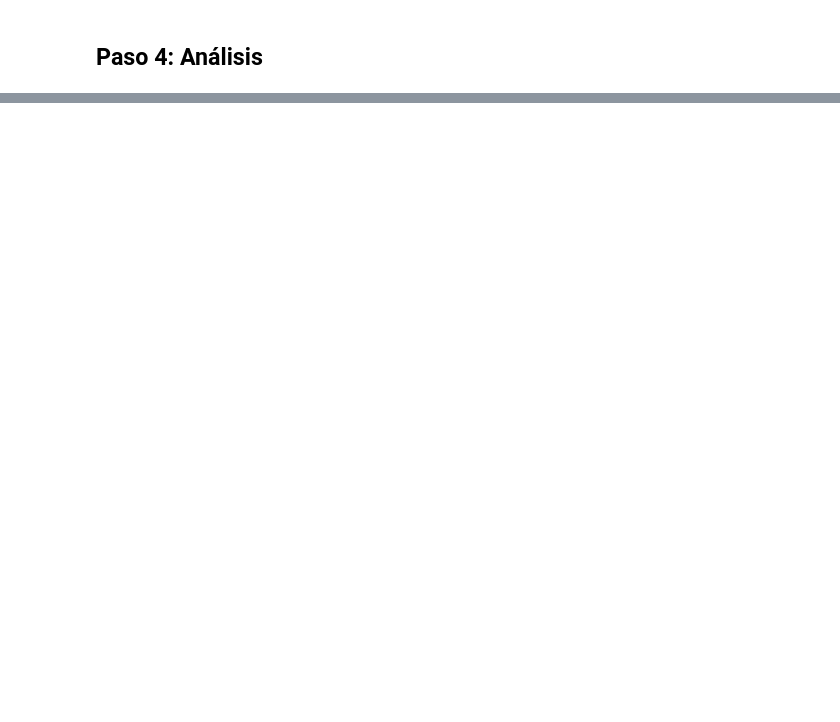
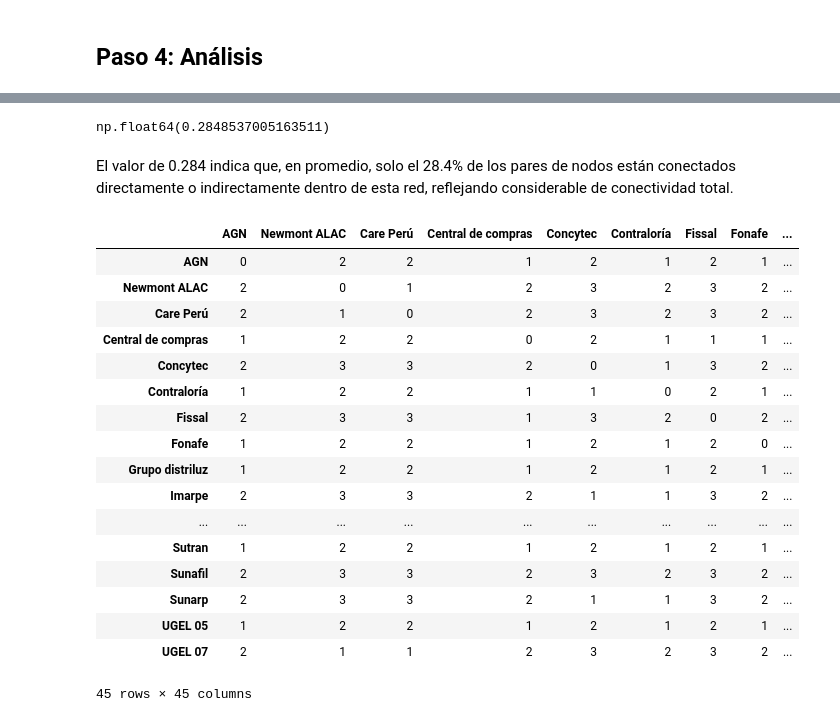
Before and after one commit to ROSITE12/Redes, a Jupyter notebook: Tarea3.ipynb, the cells around one changed output, grey strips where cells are left out. Drawn from its saved outputs; the diff is of its cells as text; code cells hidden in the pictures; blank space fills up the shorter version.

```diff
--- a/Tarea3.ipynb
+++ b/Tarea3.ipynb
@@ -284,0 +312,39 @@ Se observa que hay 84 nodos autoconectados, 554 conexiones directas y un número
+# %%
+# connectedness
+nNodes=len(CADNet.nodes)
+MatrixReach_DF.sum().sum()/(nNodes*(nNodes-1))
+# %% [output]
+np.float64(0.2848537005163511)
+# %% [markdown]
+El valor de 0.284 indica que, en promedio, solo el 28.4% de los pares de nodos están conectados directamente o indirectamente dentro de esta red, reflejando considerable de conectividad total.
+# %%
+# geodesics
+geodesics_Lcc = dict(nx.all_pairs_shortest_path_length(CADNet_largest))
+
+# as matrix
+MatrixGeo_Lcc = [[geodesics_Lcc.get(n,{}).get(m)  for m in CADNet_largest.nodes] for n in CADNet_largest.nodes]
+
+# as DF (pandas)
+MatrixGeo_DF_Lcc=pd.DataFrame(MatrixGeo_Lcc,index=CADNet_largest.nodes, columns=CADNet_largest.nodes)
+
+# we get
+MatrixGeo_DF_Lcc
+# %% [output]
+|  | AGN | Newmont ALAC | Care Perú | Central de compras | Concytec | Contraloría | Fissal | Fonafe | ... |
+| AGN | 0 | 2 | 2 | 1 | 2 | 1 | 2 | 1 | ... |
+| Newmont ALAC | 2 | 0 | 1 | 2 | 3 | 2 | 3 | 2 | ... |
+| Care Perú | 2 | 1 | 0 | 2 | 3 | 2 | 3 | 2 | ... |
+| Central de compras | 1 | 2 | 2 | 0 | 2 | 1 | 1 | 1 | ... |
+| Concytec | 2 | 3 | 3 | 2 | 0 | 1 | 3 | 2 | ... |
+| Contraloría | 1 | 2 | 2 | 1 | 1 | 0 | 2 | 1 | ... |
+| Fissal | 2 | 3 | 3 | 1 | 3 | 2 | 0 | 2 | ... |
+| Fonafe | 1 | 2 | 2 | 1 | 2 | 1 | 2 | 0 | ... |
+| Grupo distriluz | 1 | 2 | 2 | 1 | 2 | 1 | 2 | 1 | ... |
+| Imarpe | 2 | 3 | 3 | 2 | 1 | 1 | 3 | 2 | ... |
+| ... | ... | ... | ... | ... | ... | ... | ... | ... | ... |
+| Sutran | 1 | 2 | 2 | 1 | 2 | 1 | 2 | 1 | ... |
+| Sunafil | 2 | 3 | 3 | 2 | 3 | 2 | 3 | 2 | ... |
+| Sunarp | 2 | 3 | 3 | 2 | 1 | 1 | 3 | 2 | ... |
+| UGEL 05 | 1 | 2 | 2 | 1 | 2 | 1 | 2 | 1 | ... |
+| UGEL 07 | 2 | 1 | 1 | 2 | 3 | 2 | 3 | 2 | ... |
+45 rows × 45 columns
```
Also changed, not shown: parts of 31 cells of this notebook, 1 other file.
